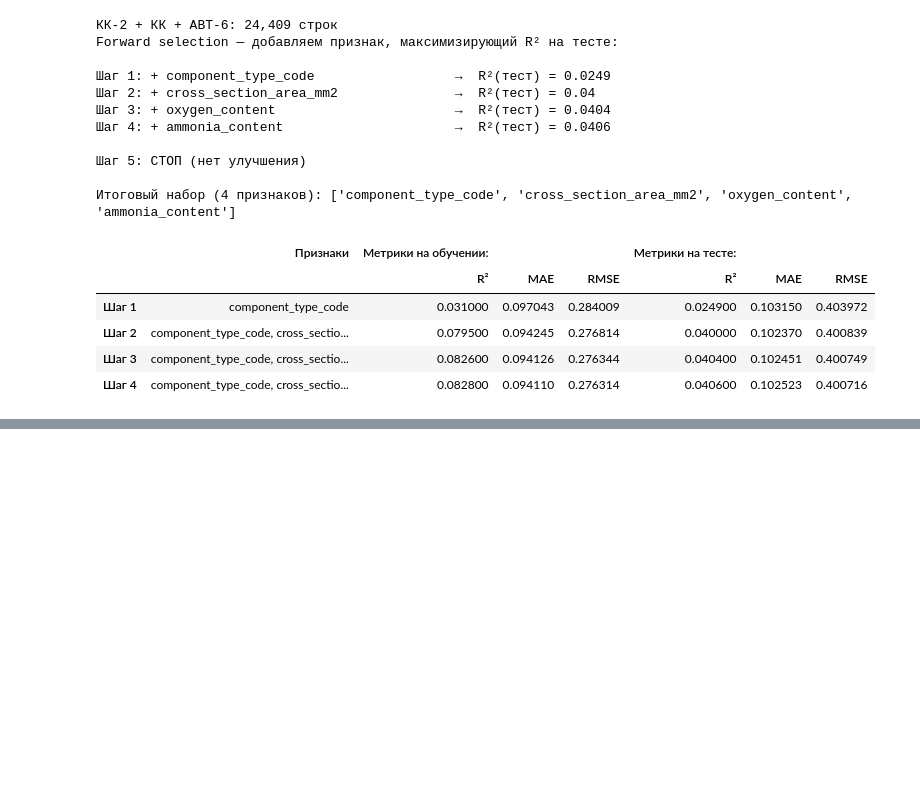
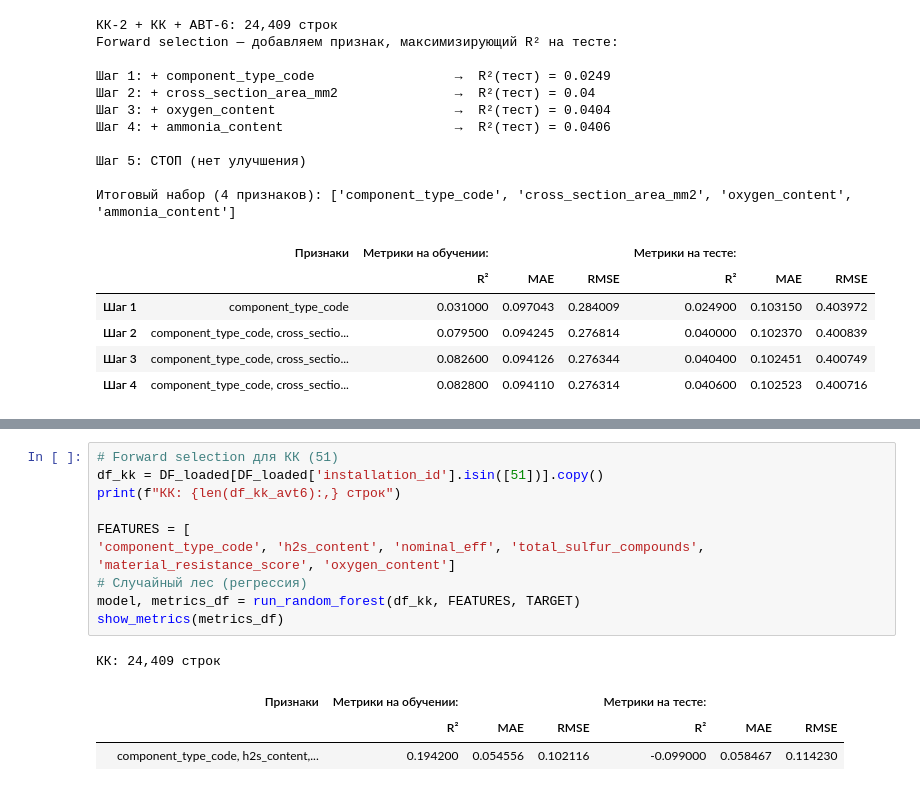
Before and after one commit to Kosyakin/corrosion_analysis_project, a Jupyter notebook: PythonMLExperiments/1_corr_analysis/случайный лес.ipynb, the cells around one changed output, grey strips where cells are left out. Cells and saved outputs as stored; diff of their text form; blank space fills up the shorter version.

```diff
--- a/PythonMLExperiments/1_corr_analysis/случайный лес.ipynb
+++ b/PythonMLExperiments/1_corr_analysis/случайный лес.ipynb
@@ -622,0 +641,15 @@ underdeposit_corrosion_index  0.097057
+# %%
+# Forward selection для КК (51)
+df_kk = DF_loaded[DF_loaded['installation_id'].isin([51])].copy()
+print(f"КК: {len(df_kk_avt6):,} строк")
+
+FEATURES = [
+'component_type_code', 'h2s_content', 'nominal_eff', 'total_sulfur_compounds', 'material_resistance_score', 'oxygen_content']
+# Случайный лес (регрессия)
+model, metrics_df = run_random_forest(df_kk, FEATURES, TARGET)
+show_metrics(metrics_df)
+# %% [output]
+КК: 24,409 строк
+|  | Признаки | Метрики на обучении: |  |  | Метрики на тесте: |  |  |
+|  |  | R² | MAE | RMSE | R² | MAE | RMSE |
+|  | component_type_code, h2s_content,... | 0.194200 | 0.054556 | 0.102116 | -0.099000 | 0.058467 | 0.114230 |
```
Also changed, not shown: parts of 7 cells of this notebook, 5 other files.
